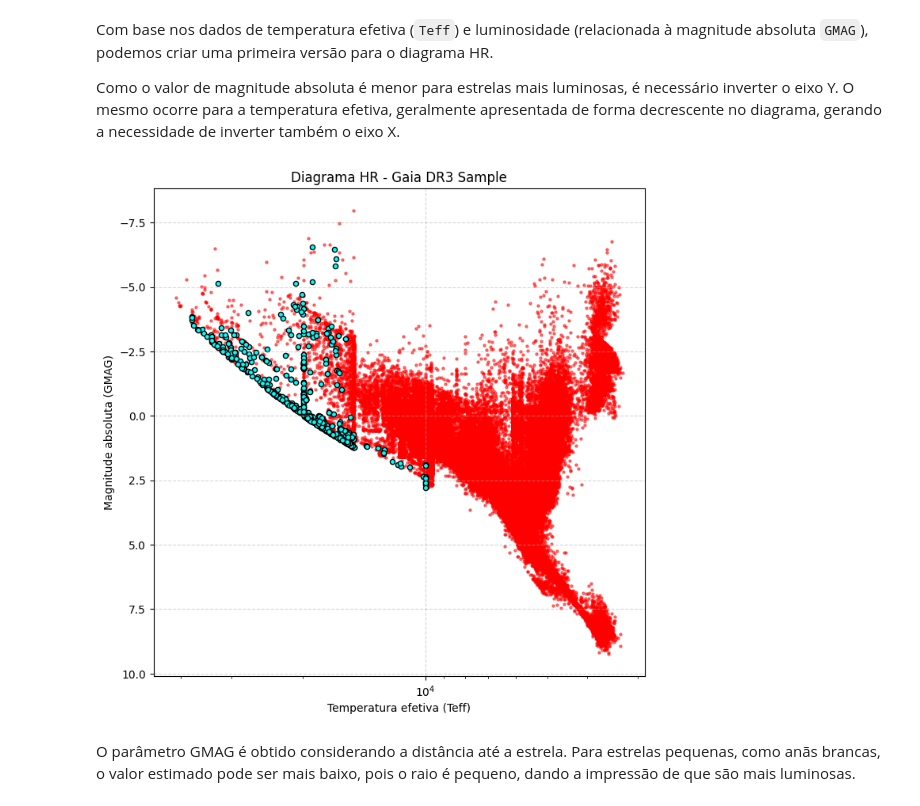
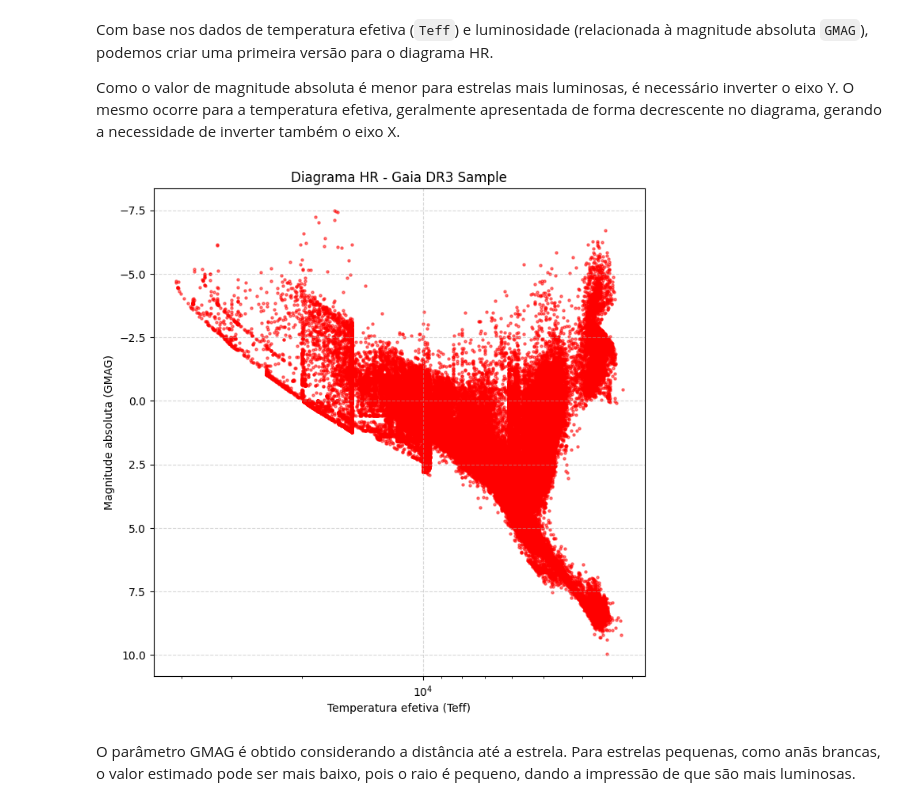
Before and after one commit to marceloavlopes/Diagrama-HR-e-Clustering, a Jupyter notebook: Diagrama_HR_clustering.ipynb, the cells around one changed output. Cells and saved outputs as stored; diff of their text form; code cells hidden in the pictures.

```diff
--- a/Diagrama_HR_clustering.ipynb
+++ b/Diagrama_HR_clustering.ipynb
@@ -45,8 +45,19 @@ colunas = [
     "Age-Flame",   # idade
     "Rad",         # raio da estrela
     "PWD",         # probabilidade de ser uma anã branca
-    "Pstar"        # probabilidade de ser uma estrela
+    "Pstar",       # probabilidade de ser uma estrela (sem ser anã branca)
+    "PGal",        # probabilidade de ser uma galáxia
+    "Plx",
+    "e_Gmag",
+    "e_BPmag",
+    "e_RPmag",
+    "AG"
 ]
+
+df["BP-RP"] = df["BPmag"] - df["RPmag"]
+df["BP-RP_corr"] = df["BP-RP"] - df["E(BP-RP)"]
+df = df.dropna(subset=["BPmag", "RPmag"])
+colunas.append("BP-RP_corr")
 
 df = df[colunas]
 df.info()
@@ -83,0 +101,16 @@ df.describe()
+# %%
+# Objetos adequados em probabilidade
+df = df[((df['Pstar'] > 0.9) | (df['PWD'] > 0.9)) & (df['PGal'] < 0.1)]
+
+# Paralaxe positiva
+df = df[df['Plx'] > 0]
+
+# Remoção de erros fotométricos grandes
+df = df[df['e_Gmag'] < 0.05]
+df = df[df['e_BPmag'] < 0.1]
+df = df[df['e_RPmag'] < 0.1]
+
+# Remoção de alta extinção
+# df = df[df['AG'] < 0.5]
+
+df.describe()
@@ -88,6 +131,6 @@ Como o dataset possui centenas de milhares de objetos, e a remoção de dados n
 # %% [markdown]
 A fim de reduzir o tamanho do arquivo e reduzir o tempo necessário para as análises, será utilizado um subconjunto dos dados filtrados, escolhido aleatoriamente.
 # %%
-df_sample = df.sample(n=67000, random_state=67)
+df_sample = df.sample(n=100000, random_state=67)
 df_sample.describe()
 # %% [output]
@@ -124,28 +167,24 @@ Como o valor de magnitude absoluta é menor para estrelas mais luminosas, é nec
 # %%
 plt.figure(figsize=(8, 8))
 
 plt.scatter(df_sample["Teff"], df_sample["GMAG"],
             s=5, color='red', alpha=0.5)
-
-df_wa = df_sample[df_sample['PWD'] > 0.9]
-plt.scatter(df_wa['Teff'], df_wa['GMAG'],
-            s=20, c='cyan', edgecolor='black', label='Anãs brancas')
 
 # Inversão dos eixos X e Y
 plt.gca().invert_yaxis()
 plt.gca().invert_xaxis()
 
 # Escala logarítmica para a temperatura efetiva
 plt.xscale('log')
 
 plt.xlabel("Temperatura efetiva (Teff)")
 plt.ylabel("Magnitude absoluta (GMAG)")
 plt.title("Diagrama HR - Gaia DR3 Sample")
 
 plt.grid(True, linestyle='--', alpha=0.5)
 plt.show()
 # %% [output]
-[figure, old version]
+[figure, new version]
 # %% [markdown]
 O parâmetro GMAG é obtido considerando a distância até a estrela. Para estrelas pequenas, como anãs brancas, o valor estimado pode ser mais baixo, pois o raio é pequeno, dando a impressão de que são mais luminosas.
 # %% [markdown]
```
Also changed, not shown: parts of 39 cells of this notebook, 1 other file.
